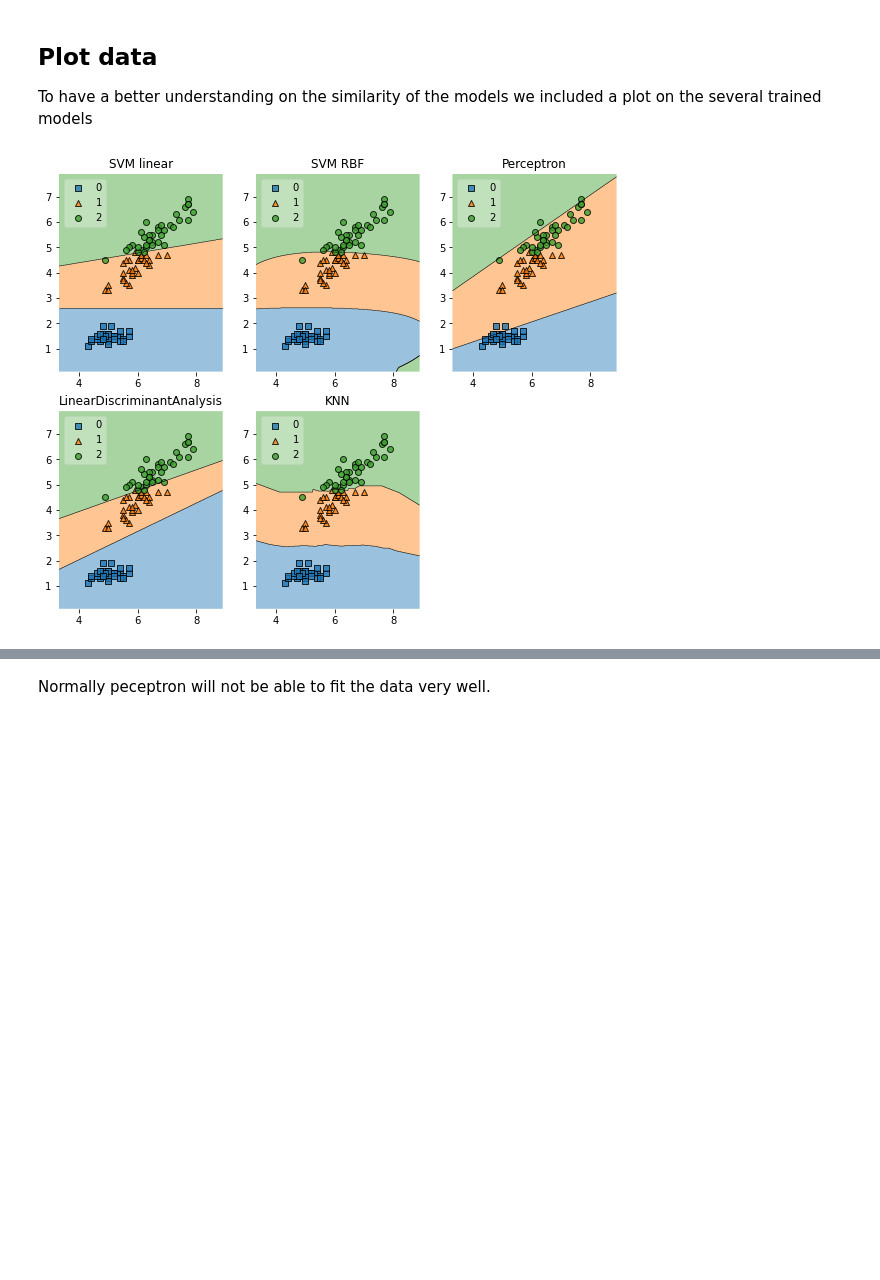
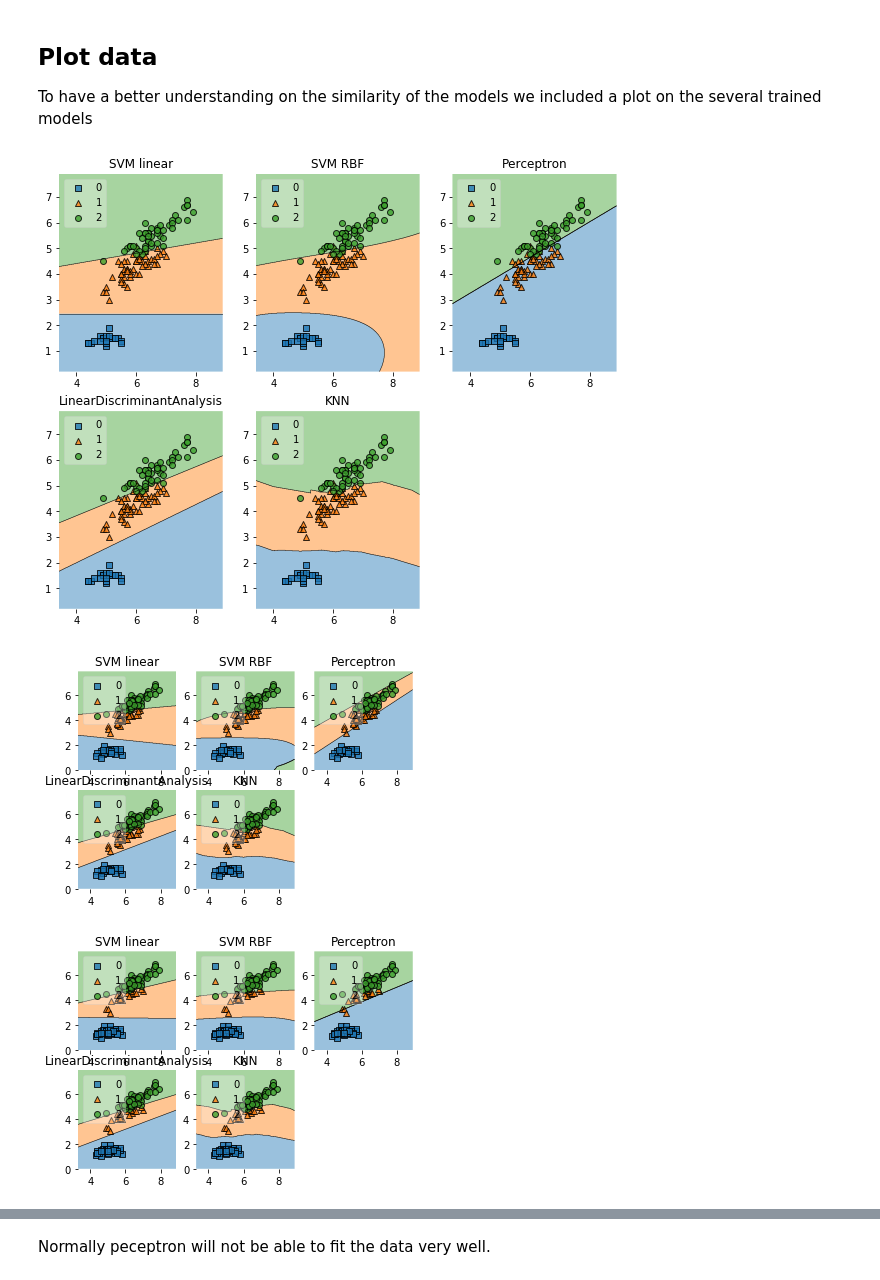
Before and after one commit to joaonpsilva/ED_Homework3, a Jupyter notebook: HomeWork 4.ipynb, the cells around one changed output, grey strips where cells are left out. Cells and saved outputs as stored; diff of their text form; code cells hidden in the pictures; blank space fills up the shorter version.

Commit message:
K_fold division of test/train set

```diff
--- a/HomeWork 4.ipynb
+++ b/HomeWork 4.ipynb
@@ -36,6 +39,7 @@ X, y = iris_data()
 X = X[:,[0, 2]]     #Easy to visualize
 
 #Divide data into Train and Validation
+"""
 c = list(zip(X, y))
 random.shuffle(c)
 X, y = zip(*c)
@@ -46,3 +50,8 @@ X = X[50:]
 
 y_val = y[:50]
 y = y[50:]
+"""
+
+kf = KFold(n_splits=5)
+kf.get_n_splits(X)
+print(kf)
@@ -73,24 +84,31 @@ labels = ['SVM linear',
 
 To have a better understanding on the similarity of the models we included a plot on the several trained models
 # %%
-
 # Plotting Decision Regions
 gs = gridspec.GridSpec(2, 3)
 fig = plt.figure(figsize=(10, 8))
 preds = []
 
-for clf, lab, grd in zip([clf1, clf2, clf3, clf4, clf5],
-                         labels,
-                         [(0,0), (0,1), (1,0), (1,1), (0,2)]):
+# Show each plot for each k fold split
+for train_index, test_index in kf.split(X):
 
-    clf.fit(X, y) #FIT model
-    preds.append(np.array(clf.predict(X_val))) #MakePredictions
+    X_train, X_test = X[train_index], X[test_index]
+    y_train, y_test = y[train_index], y[test_index]
 
-    ax = plt.subplot(gs[grd[0], grd[1]])
-    fig = plot_decision_regions(X=X, y=y,
-                                clf=clf, legend=2)
-    plt.title(lab)
+    for clf, lab, grd in zip([clf1, clf2, clf3, clf4, clf5],
+                             labels,
+                             [(0,0), (0,1), (1,0), (1,1), (0,2)]):
 
-plt.show()
+        clf.fit(X_train, y_train) #FIT model
+        preds.append(np.array(clf.predict(X_test))) #MakePredictions
+
+        ax = plt.subplot(gs[grd[0], grd[1]])
+        fig = plot_decision_regions(X=X_train, y=y_train,
+                                    clf=clf, legend=2)
+        plt.title(lab)
+
+    plt.show()
 # %% [output]
-[figure, old version]
+[figure, new version]
+[figure, added]
+[figure, added]
```
Also changed, not shown: parts of 5 cells of this notebook.
